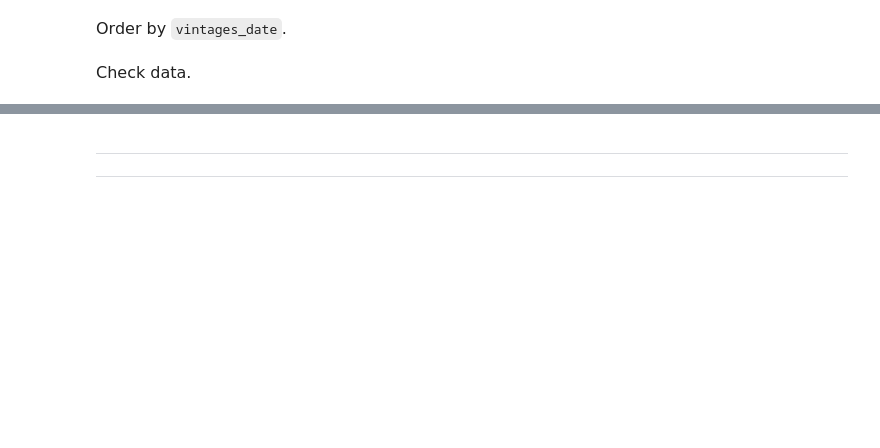
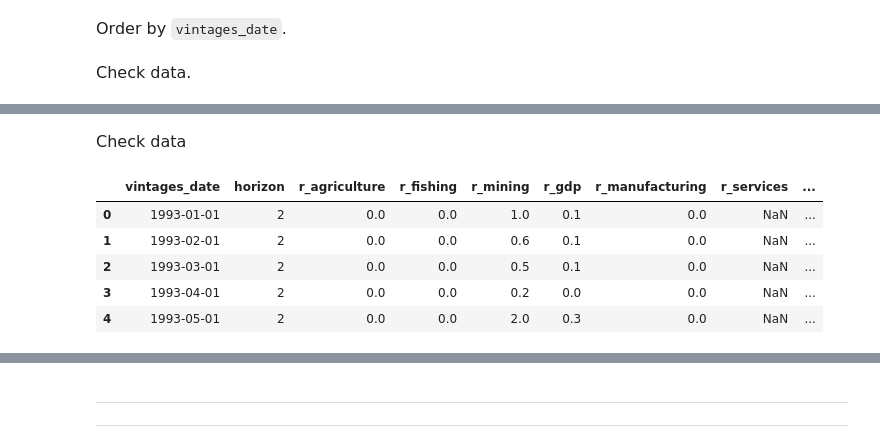
Before and after one commit to JasonCruz18/peru_gdp_revisions, a Jupyter notebook: gdp_revisions_datasets/gdp_revisions_datasets.ipynb, the cells around one changed output, grey strips where cells are left out. Cells and saved outputs as stored; diff of their text form; code cells hidden in the pictures; blank space fills up the shorter version.

Commit message:
Updated sections to calculate revisions

```diff
--- a/gdp_revisions_datasets/gdp_revisions_datasets.ipynb
+++ b/gdp_revisions_datasets/gdp_revisions_datasets.ipynb
@@ -1486,0 +1880,4 @@ else:
+# %%
+releases_copy_r = releases_ts.copy()
+releases_affected_copy_r = releases_affected_ts.copy()
+releases_base_year_dummies_copy_r = releases_base_year_dummies_ts.copy()
@@ -1486,0 +1894,19 @@ else:
+# %%
+# Set dataframe in date range
+releases_copy_r = releases_copy_r[
+    (releases_copy_r['vintages_date'] >= '1993-01-01') &
+    (releases_copy_r['vintages_date'] <= '2024-06-30')
+]
+releases_affected_copy_r = releases_affected_copy_r[
+    (releases_affected_copy_r['vintages_date'] >= '1993-01-01') &
+    (releases_affected_copy_r['vintages_date'] <= '2024-06-30')
+]
+releases_base_year_dummies_copy_r = releases_base_year_dummies_copy_r[
+    (releases_base_year_dummies_copy_r['vintages_date'] >= '1993-01-01') &
+    (releases_base_year_dummies_copy_r['vintages_date'] <= '2024-06-30')
+]
+
+# Order the dataframe by the column 'vintages_date'
+releases_copy_r = releases_copy_r.sort_values(by='vintages_date')
+releases_affected_copy_r = releases_affected_copy_r.sort_values(by='vintages_date')
+releases_base_year_dummies_copy_r = releases_base_year_dummies_copy_r.sort_values(by='vintages_date')
@@ -1486,0 +1943,6 @@ else:
+# %%
+# Calculate the prediction errors unaffected by the change of base year
+r, max_release = calculate_r(releases_copy_r)
+
+# Output the max release for verification
+print(f"The maximum release number found: {max_release}")
@@ -1486,0 +2070,3 @@ else:
+# %%
+r_panel = r_to_panel(r)
+r_affected_panel = r_to_panel(r_affected)
@@ -1486,0 +2094,13 @@ else:
+# %% [markdown]
+<div style="text-align: left; font-family: 'PT Serif Pro Book'; color: dark; font-size:16px">
+    Check data
+    <div/>
+# %%
+r_panel.head(5)
+# %% [output]
+|  | vintages_date | horizon | r_agriculture | r_fishing | r_mining | r_gdp | r_manufacturing | r_services | ... |
+| 0 | 1993-01-01 | 2 | 0.0 | 0.0 | 1.0 | 0.1 | 0.0 | NaN | ... |
+| 1 | 1993-02-01 | 2 | 0.0 | 0.0 | 0.6 | 0.1 | 0.0 | NaN | ... |
+| 2 | 1993-03-01 | 2 | 0.0 | 0.0 | 0.5 | 0.1 | 0.0 | NaN | ... |
+| 3 | 1993-04-01 | 2 | 0.0 | 0.0 | 0.2 | 0.0 | 0.0 | NaN | ... |
+| 4 | 1993-05-01 | 2 | 0.0 | 0.0 | 2.0 | 0.3 | 0.0 | NaN | ... |
```
Also changed, not shown: parts of 298 cells of this notebook, 1 other file.
